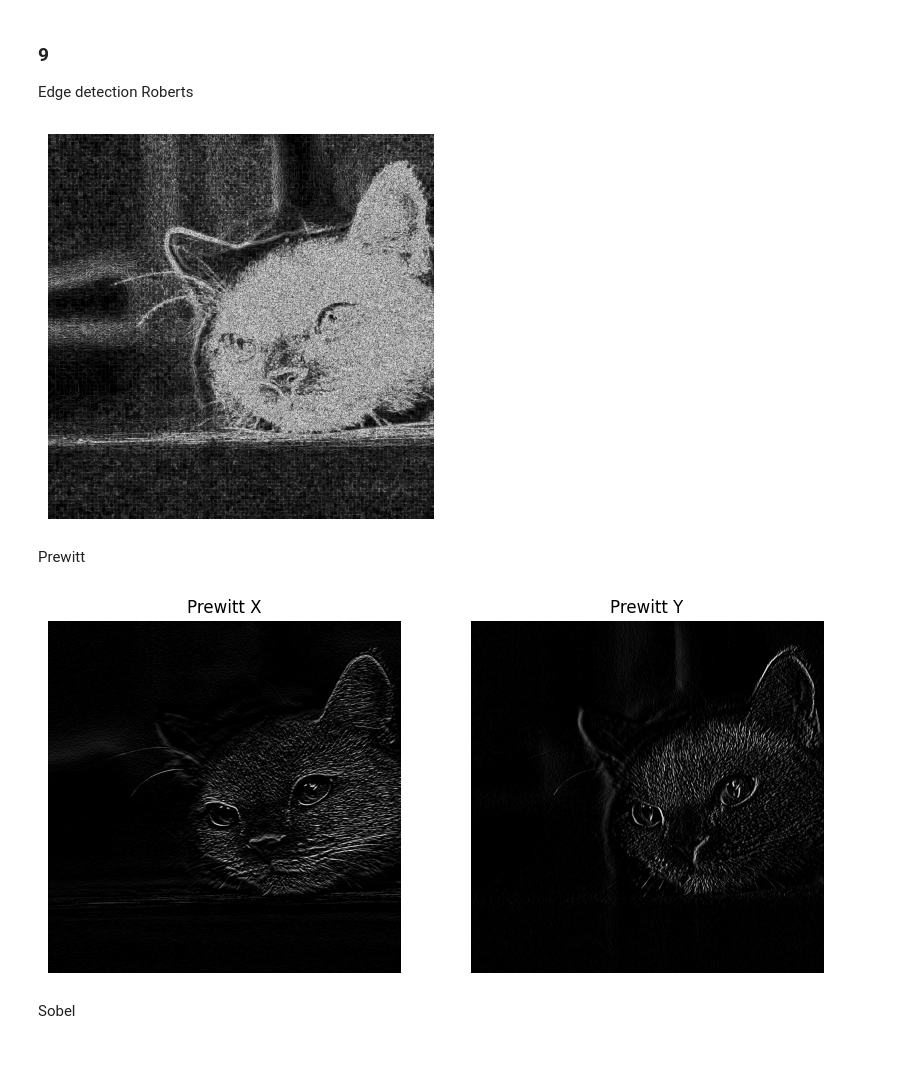
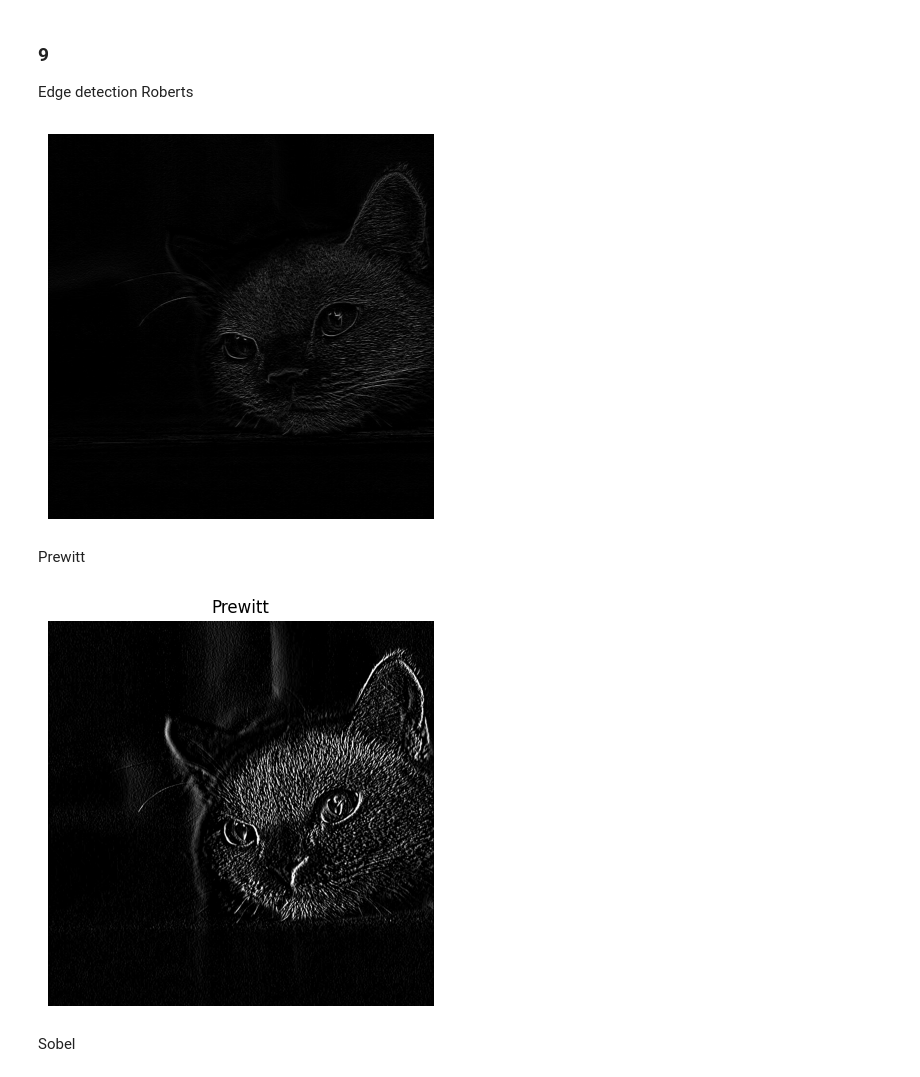
Before and after one commit to Gerrytty/digital-image-processing-course, a Jupyter notebook: lab3/lab3.ipynb, the cells around one changed output. Cells and saved outputs as stored; diff of their text form; code cells hidden in the pictures.

```diff
--- a/lab3/lab3.ipynb
+++ b/lab3/lab3.ipynb
@@ -78,7 +78,7 @@ class ImageAnalyser:
         axes[0].bar(range(0, 256), red_dict, 1, color='red')
         axes[1].bar(range(0, 256), green_dict, 1, color='green')
         axes[2].bar(range(0, 256), blue_dict, 1, color='blue')
-        plt.savefig(f"{path_to_save}/{hist_name}.png")
+        # plt.savefig(f"{path_to_save}/{hist_name}.png")
 
         plt.show()
 
@@ -108,13 +108,14 @@ class ImageAnalyser:
 
         return out_img
 
-    def add_noise(self, a=0.1):
+    def add_noise(self, a=0.3):
         image = self.gray_img.copy().astype(float) / 255
         row, col = image.shape
         exponential = np.random.exponential(a, (row, col))
         exponential = exponential.reshape(row, col)
-        noisy = image + exponential
+        noisy = image - exponential
         noisy *= 255
+        noisy[np.where(noisy < 0)[0], np.where(noisy < 0)[1]] += 2 * exponential[np.where(noisy < 0)[0], np.where(noisy <0)[1]] * 255
         return noisy.astype(np.uint8)
 
     def filter_img(self, kernel_size, func, image=None):
@@ -286,43 +287,50 @@ Edge detection
 Roberts
 # %%
 from scipy import ndimage
+from sklearn import preprocessing
+
 img = image_analyser.gray_img.copy()
+# img = image_analyser.mean_filter(15)
 
 roberts_cross_v = np.array([[1, 0], [0, -1]])
-
 roberts_cross_h = np.array([[ 0, 1], [-1, 0 ]])
 
-vertical = ndimage.convolve( img, roberts_cross_v )
+vertical = cv2.filter2D(img, -1, roberts_cross_v)
+horizontal = cv2.filter2D(img, -1, roberts_cross_h)
 
-horizontal = ndimage.convolve( img, roberts_cross_h )
-
-edged_img = np.sqrt( np.square(horizontal) + np.square(vertical))
+full_img = vertical.astype(float) + horizontal.astype(float)
+big_pixels = np.where(full_img > 255)
+full_img[big_pixels[0], big_pixels[1]] = 255
 
 fig, axes = plt.subplots(1, 1)
 axes.set_axis_off()
-axes.imshow(edged_img, cmap="gray")
+axes.imshow(full_img, cmap="gray")
 plt.show()
 # %% [output]
-[figure, old version]
+[figure, new version]
 # %% [markdown]
 Prewitt
 # %%
+from sklearn import preprocessing
 img = image_analyser.gray_img.copy()
-kernelx = np.array([[1,1,1],[0,0,0],[-1,-1,-1]])
-kernely = np.array([[-1,0,1],[-1,0,1],[-1,0,1]])
+
+kernelx = np.array([[1,1,1], [0,0,0], [-1,-1,-1]])
+kernely = np.array([[-1,0,1], [-1,0,1], [-1,0,1]])
+
 img_prewittx = cv2.filter2D(img, -1, kernelx)
 img_prewitty = cv2.filter2D(img, -1, kernely)
 
-fig, axes = plt.subplots(1, 2)
+full_img = img_prewitty.astype(float) + img_prewitty.astype(float)
+big_pixels = np.where(full_img > 255)
+full_img[big_pixels[0], big_pixels[1]] = 255
 
-axes[0].imshow(img_prewittx, cmap='gray')
-axes[0].set_title("Prewitt X")
-axes[0].set_axis_off()
-axes[1].imshow(img_prewitty, cmap='gray')
-axes[1].set_title("Prewitt Y")
-axes[1].set_axis_off()
+fig, axes = plt.subplots(1, 1)
+
+axes.imshow(full_img, cmap='gray')
+axes.set_title("Prewitt")
+axes.set_axis_off()
 # %% [output]
-[figure, old version]
+[figure, new version]
 # %% [markdown]
 Sobel
 # %%
```
Also changed, not shown: parts of 7 cells of this notebook.
